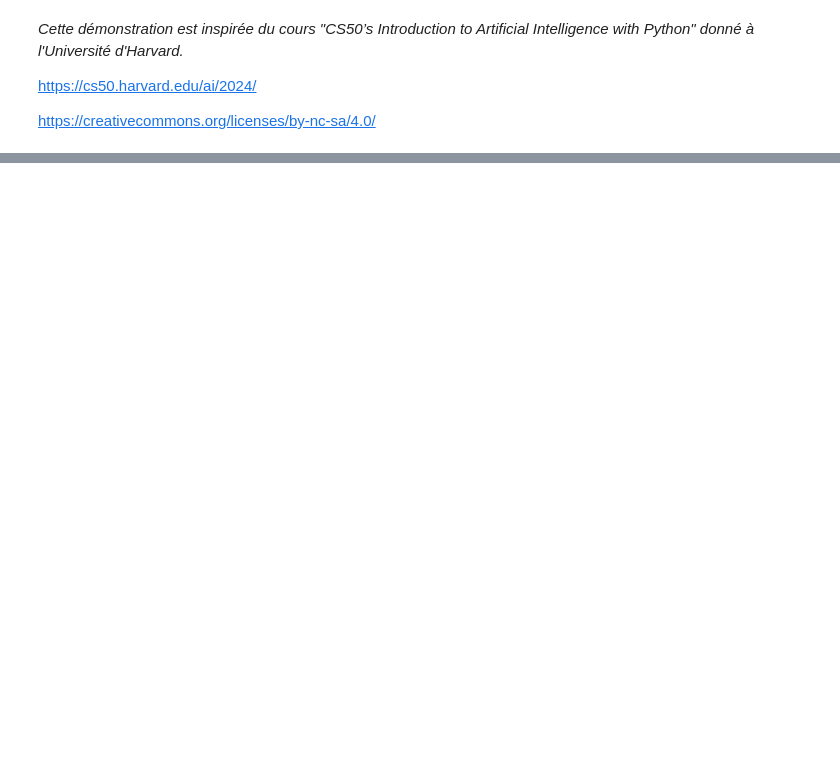
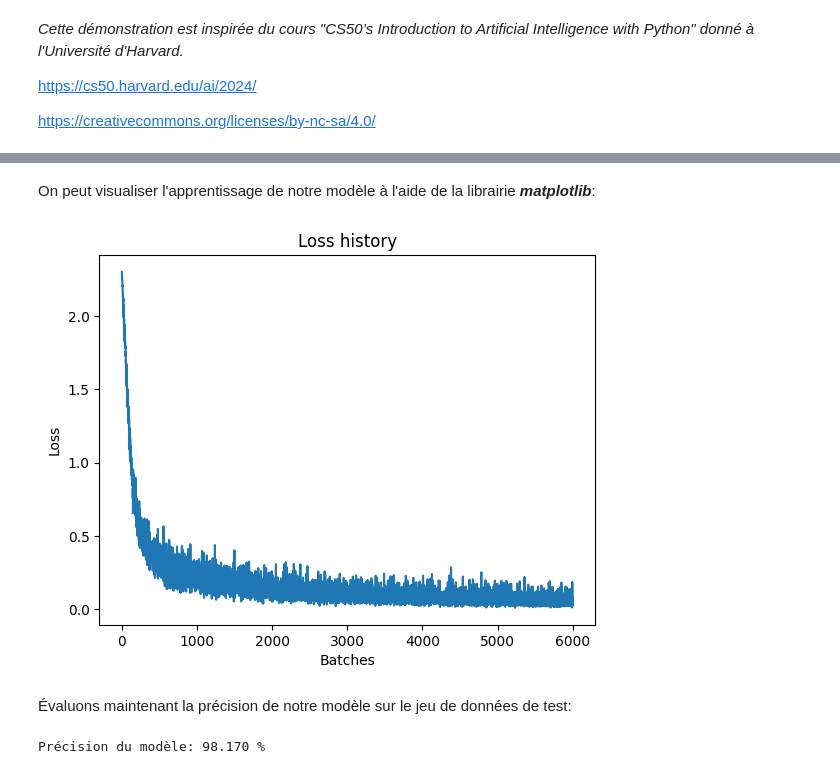
Before and after one commit to leochartrand/IFT615, a Jupyter notebook: CNN/CNN2.ipynb, the cells around one changed output, grey strips where cells are left out. Drawn from its saved outputs; the diff is of its cells as text; code cells hidden in the pictures; blank space fills up the shorter version.

```diff
--- a/CNN/CNN2.ipynb
+++ b/CNN/CNN2.ipynb
@@ -57,5 +71,10 @@ model = nn.Sequential(
 
     # Couche dense finale avec comme sortie les probabilitées pour les 10 chiffres
     nn.Linear(128, 10),
-    nn.Softmax(dim=1),
 )
+# %%
+# On instancie un optimiseur qui s'occupe de la descente de gradient
+optimizer = torch.optim.Adam(model.parameters(), lr=1e-4)
+
+# On instancie notre fonction de parte
+criterion = nn.CrossEntropyLoss()
@@ -61,0 +83,17 @@ model = nn.Sequential(
+# %%
+# On garde un historique de l'entraînement pour visualiser nos résultats
+loss_history = []
+
+epochs = 5
+
+for epoch in range(epochs):
+  print("Epoch %d/%d"%(epoch+1, epochs))
+  progress = tqdm(train_dataloader)
+  for index, (data, labels) in enumerate(progress):
+    optimizer.zero_grad()
+    output = model(data)
+    loss = criterion(output, labels)
+    loss.backward()
+    optimizer.step()
+    loss_history.append(loss.item())
+    progress.set_description("Loss: %.4f"%loss.item())
@@ -61,0 +111,24 @@ model = nn.Sequential(
+# %% [markdown]
+On peut visualiser l'apprentissage de notre modèle à l'aide de la librairie ***matplotlib***:
+# %%
+plt.plot(range(epochs*len(train_dataloader)), loss_history)
+plt.xlabel('Batches')
+plt.ylabel('Loss')
+plt.title('Loss history')
+plt.show()
+# %% [output]
+[figure, added]
+# %% [markdown]
+Évaluons maintenant la précision de notre modèle sur le jeu de données de test:
+# %%
+correct = 0
+total = 0
+for data, labels in test_dataloader:
+  output = model(data)
+  _, predictions = torch.max(output,1)
+  correct += (predictions == labels).sum()
+  total += labels.size(0)
+
+print('Précision du modèle: %.3f %%' %(100*correct/total))
+# %% [output]
+Précision du modèle: 98.170 %
```
Also changed, not shown: parts of 7 cells of this notebook.
